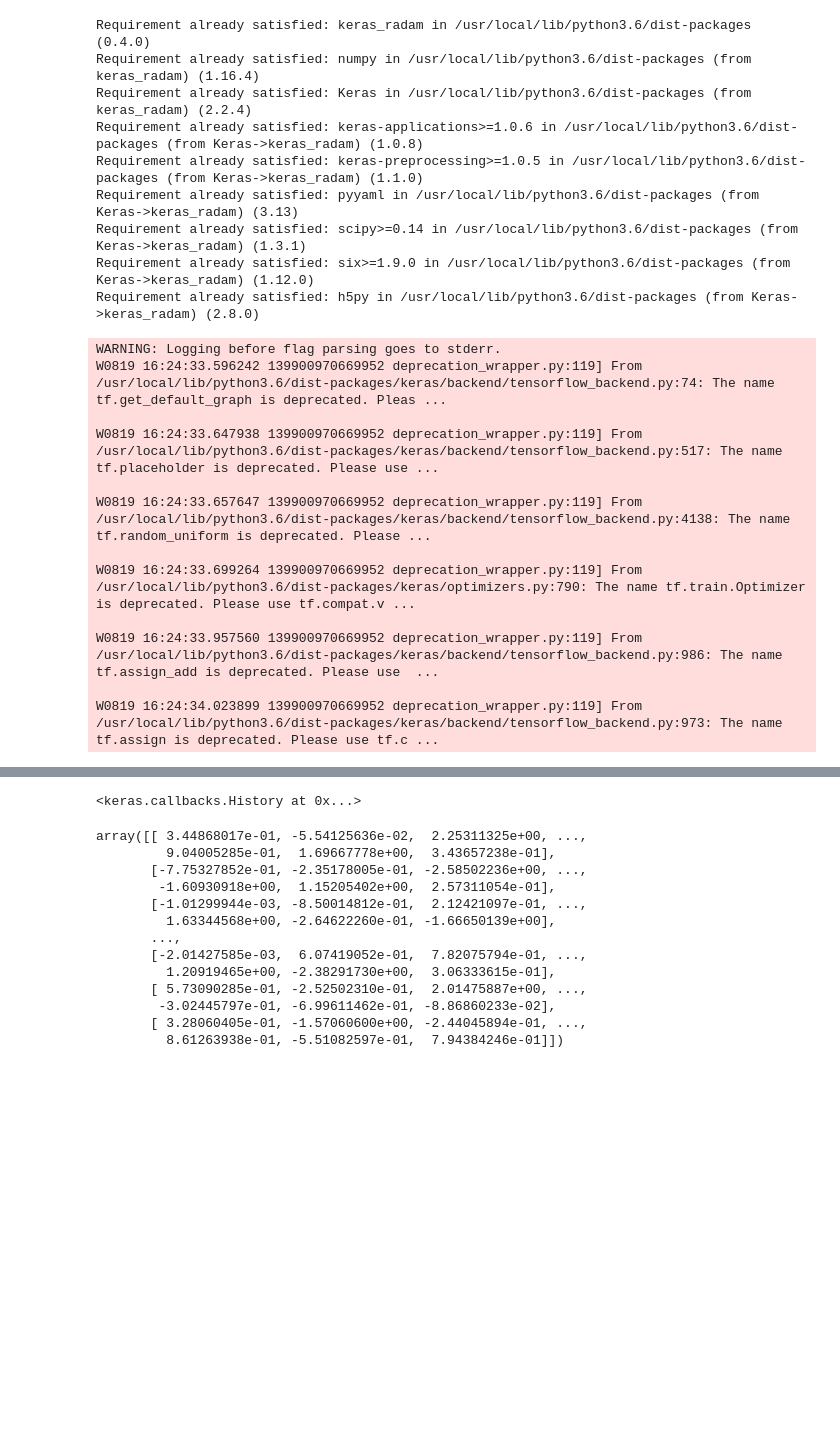
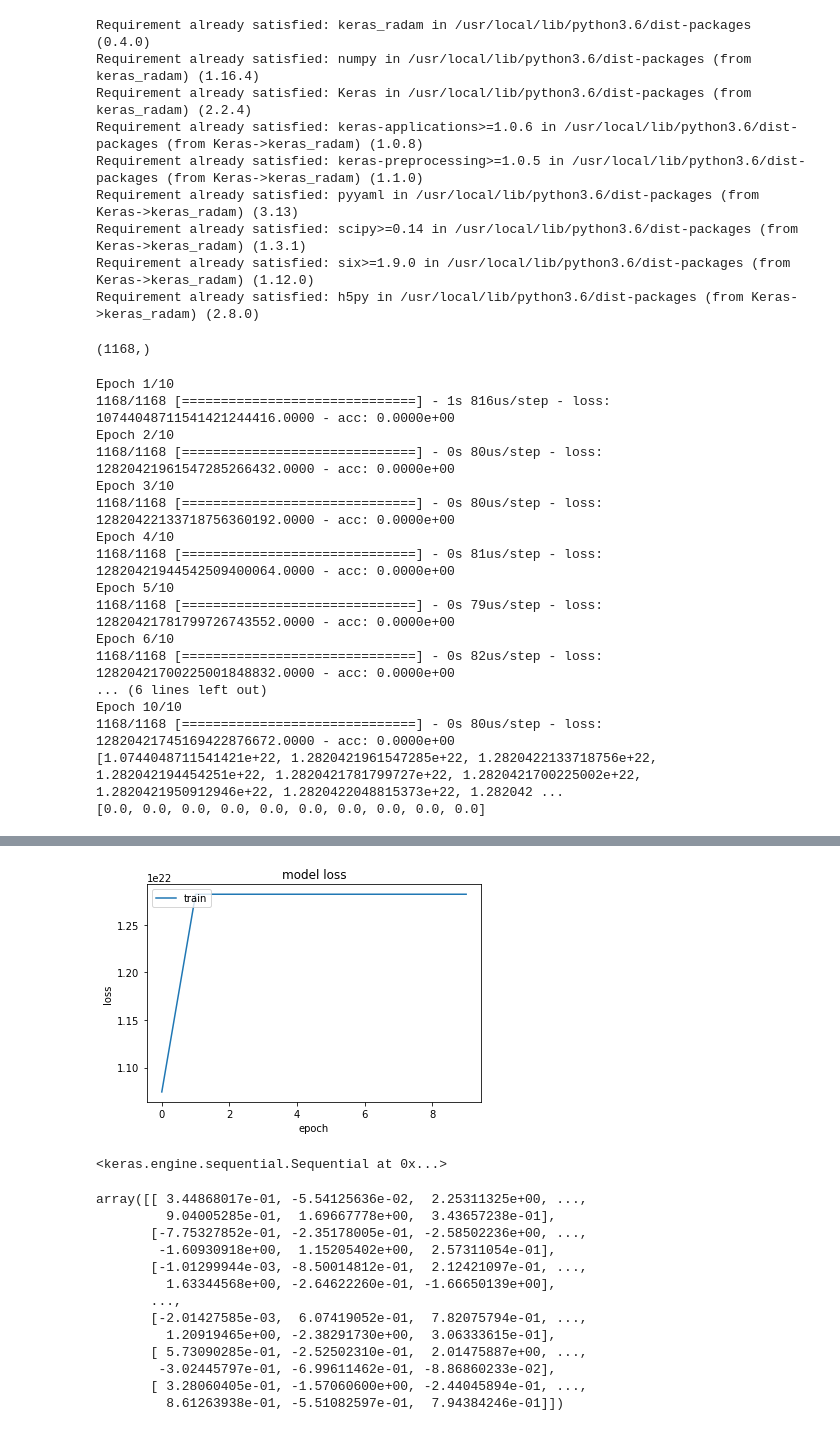
Before and after one commit to vjeevankumar/Kaggle_Housing_competition_submission, a Jupyter notebook: Kaggle_housing.ipynb, the cells around one changed output, grey strips where cells are left out. Saved outputs shown, nothing was run; the diff lists cells and outputs as text; code cells hidden in the pictures; blank space fills up the shorter version.

```diff
--- a/Kaggle_housing.ipynb
+++ b/Kaggle_housing.ipynb
@@ -112,7 +112,7 @@ FS
 
 from sklearn.model_selection import train_test_split
 
-X_train, X_test, y_train, y_test = train_test_split(clean_data, Y, test_size = 0.1, random_state = 111)
+X_train, X_test, y_train, y_test = train_test_split(clean_data, Y, test_size = 0.2, random_state = 111)
 
 X_train.shape, X_test.shape, y_train.shape, y_test.shape
 # %% [output]
@@ -605,33 +605,57 @@ Requirement already satisfied: pyyaml in /usr/local/lib/python3.6/dist-packages
 Requirement already satisfied: scipy>=0.14 in /usr/local/lib/python3.6/dist-packages (from Keras->keras_radam) (1.3.1)
 Requirement already satisfied: six>=1.9.0 in /usr/local/lib/python3.6/dist-packages (from Keras->keras_radam) (1.12.0)
 Requirement already satisfied: h5py in /usr/local/lib/python3.6/dist-packages (from Keras->keras_radam) (2.8.0)
+# %%
+#FS.shape
+#X_train.shape, X_test.shape, y_train.shape, y_test.shape
+X_train.shape
+y_train.shape
+# %% [output]
+(1168,)
 # %%
 import keras
 import numpy as np
 from keras_radam import RAdam
-
+from matplotlib import pyplot as plt
 # Build toy model with RAdam optimizer
 model = keras.models.Sequential()
-model.add(keras.layers.Dense(input_shape=(17,), units=3))
-model.compile(RAdam(), loss='mse')
+model.add(keras.layers.Dense(input_shape=(213,), units=1))
+model.compile(RAdam(), loss='mse',metrics=['accuracy'])
 
-# Generate toy data
-x = np.random.standard_normal((4096 * 30, 17))
-w = np.random.standard_normal((17, 3))
-y = np.dot(x, w)
 
 # Fit
-model.fit(x, y, epochs=5)
+#model.fit(x, y, epochs=5)
+history=model.fit(X_train, y_train, epochs=10)
+#print(scores.history['val_acc'])
+print(history.history['loss'])
+print(history.history['acc'])
+
+
+
+
+#history = model1.fit(train_x, train_y,validation_split = 0.1, epochs=50, batch_size=4)
+plt.plot(history.history['loss'])
+#plt.plot(history.history['val_loss'])
+plt.title('model loss')
+plt.ylabel('loss')
+plt.xlabel('epoch')
+plt.legend(['train', 'val'], loc='upper left')
+plt.show()
 # %% [output]
-WARNING: Logging before flag parsing goes to stderr.
-W0819 16:24:33.596242 139900970669952 deprecation_wrapper.py:119] From /usr/local/lib/python3.6/dist-packages/keras/backend/tensorflow_backend.py:74: The name tf.get_default_graph is deprecated. Pleas ...
-
-W0819 16:24:33.647938 139900970669952 deprecation_wrapper.py:119] From /usr/local/lib/python3.6/dist-packages/keras/backend/tensorflow_backend.py:517: The name tf.placeholder is deprecated. Please use ...
-
-W0819 16:24:33.657647 139900970669952 deprecation_wrapper.py:119] From /usr/local/lib/python3.6/dist-packages/keras/backend/tensorflow_backend.py:4138: The name tf.random_uniform is deprecated. Please ...
-
-W0819 16:24:33.699264 139900970669952 deprecation_wrapper.py:119] From /usr/local/lib/python3.6/dist-packages/keras/optimizers.py:790: The name tf.train.Optimizer is deprecated. Please use tf.compat.v ...
-
-W0819 16:24:33.957560 139900970669952 deprecation_wrapper.py:119] From /usr/local/lib/python3.6/dist-packages/keras/backend/tensorflow_backend.py:986: The name tf.assign_add is deprecated. Please use  ...
-
-W0819 16:24:34.023899 139900970669952 deprecation_wrapper.py:119] From /usr/local/lib/python3.6/dist-packages/keras/backend/tensorflow_backend.py:973: The name tf.assign is deprecated. Please use tf.c ...
+Epoch 1/10
+1168/1168 [==============================] - 1s 816us/step - loss: 10744048711541421244416.0000 - acc: 0.0000e+00
+Epoch 2/10
+1168/1168 [==============================] - 0s 80us/step - loss: 12820421961547285266432.0000 - acc: 0.0000e+00
+Epoch 3/10
+1168/1168 [==============================] - 0s 80us/step - loss: 12820422133718756360192.0000 - acc: 0.0000e+00
+Epoch 4/10
+1168/1168 [==============================] - 0s 81us/step - loss: 12820421944542509400064.0000 - acc: 0.0000e+00
+Epoch 5/10
+1168/1168 [==============================] - 0s 79us/step - loss: 12820421781799726743552.0000 - acc: 0.0000e+00
+Epoch 6/10
+1168/1168 [==============================] - 0s 82us/step - loss: 12820421700225001848832.0000 - acc: 0.0000e+00
+... (6 lines left out)
+Epoch 10/10
+1168/1168 [==============================] - 0s 80us/step - loss: 12820421745169422876672.0000 - acc: 0.0000e+00
+[1.0744048711541421e+22, 1.2820421961547285e+22, 1.2820422133718756e+22, 1.282042194454251e+22, 1.2820421781799727e+22, 1.2820421700225002e+22, 1.2820421950912946e+22, 1.2820422048815373e+22, 1.282042 ...
+[0.0, 0.0, 0.0, 0.0, 0.0, 0.0, 0.0, 0.0, 0.0, 0.0]
@@ -648,4 +662,8 @@ Epoch 5/5
-<keras.callbacks.History at 0x...>
+[figure, added]
+# %%
+model
+# %% [output]
+<keras.engine.sequential.Sequential at 0x...>
 # %%
 x
 # %% [output]
```
Also changed, not shown: parts of 5 cells of this notebook.
